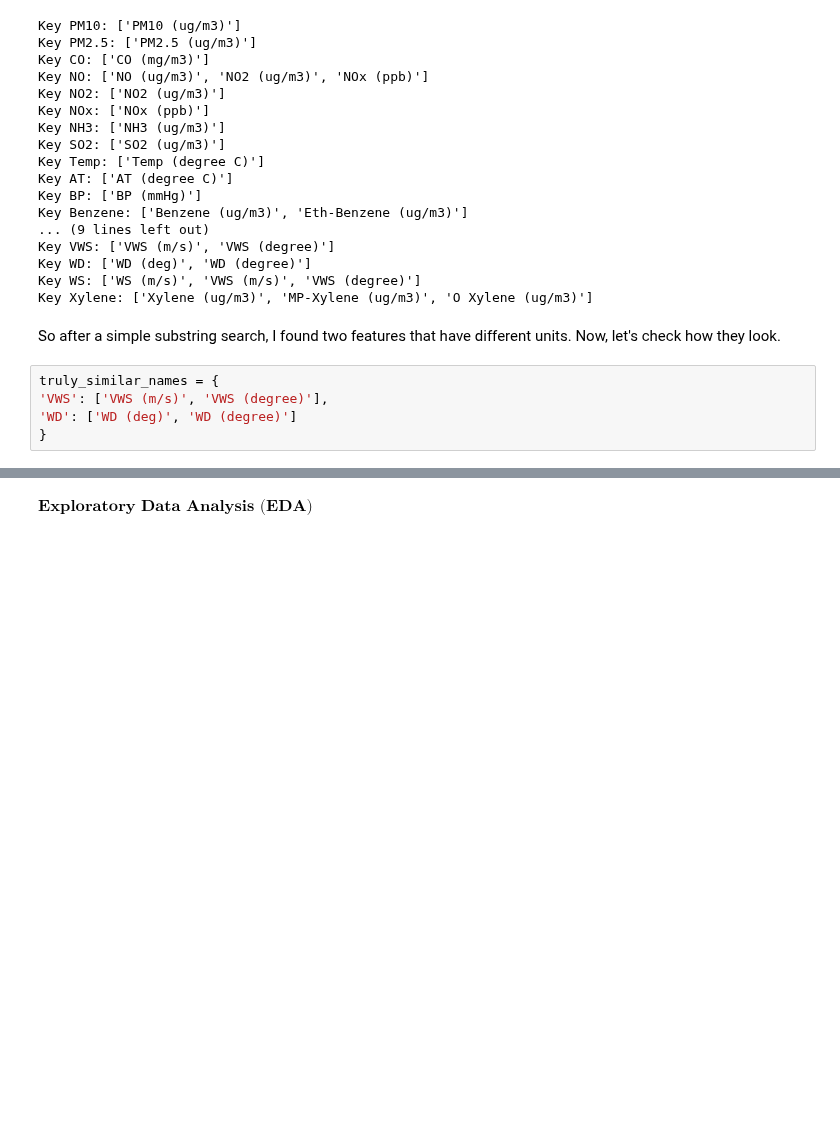
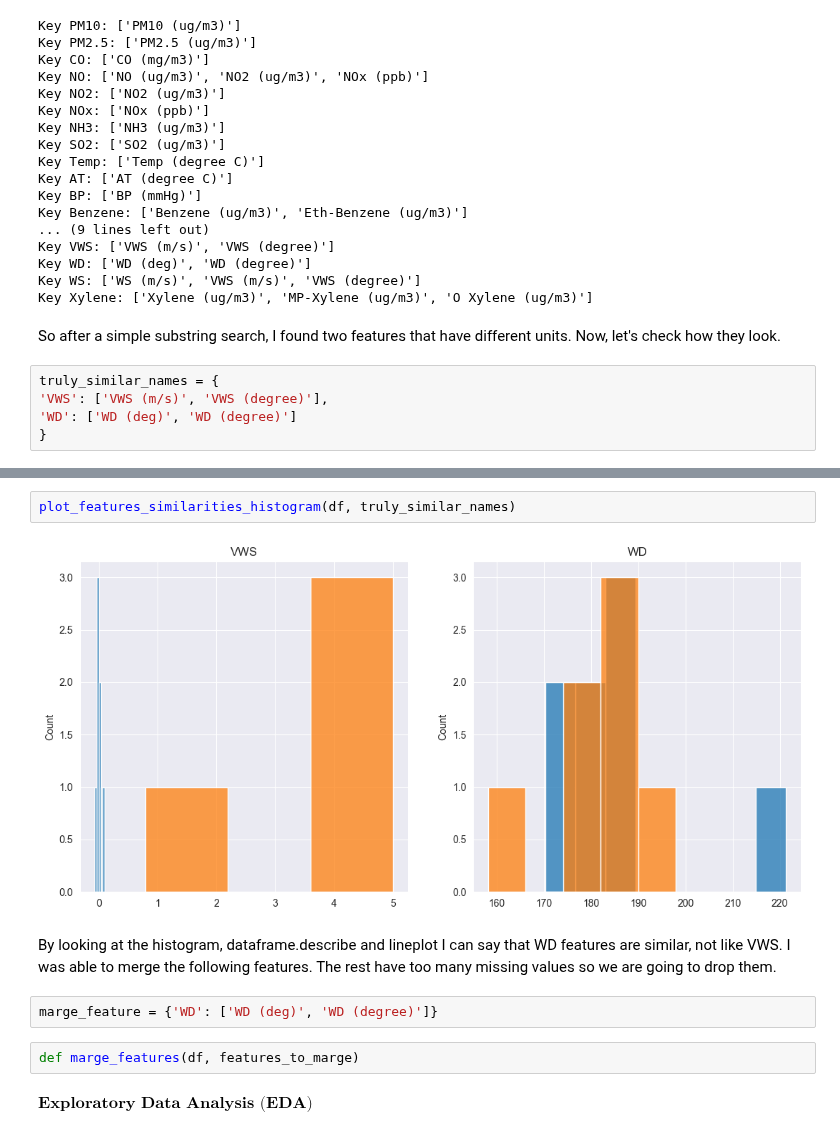
Before and after one commit to PyFon-hub/Masters_Thesis, a Jupyter notebook: Data_Analysis/Exploratory_Data_Analysis.ipynb, the cells around one changed output, grey strips where cells are left out. Cells and saved outputs as stored; diff of their text form; blank space fills up the shorter version.

```diff
--- a/Data_Analysis/Exploratory_Data_Analysis.ipynb
+++ b/Data_Analysis/Exploratory_Data_Analysis.ipynb
@@ -299,2 +326,13 @@ plot_features_similarities(df, truly_similar_names)
+# %%
+plot_features_similarities_histogram(df, truly_similar_names)
+# %% [output]
+[figure, added]
+# %% [markdown]
+By looking at the histogram, dataframe.describe and lineplot I can say that WD features are similar, not like VWS.
+I was able to merge the following features. The rest have too many missing values so we are going to drop them.
+# %%
+marge_feature = {'WD': ['WD (deg)', 'WD (degree)']}
+# %%
+def marge_features(df, features_to_marge)
 # %% [markdown]
 $\textbf{Exploratory Data Analysis (EDA)}$
```
Also changed, not shown: parts of 3 cells of this notebook.
